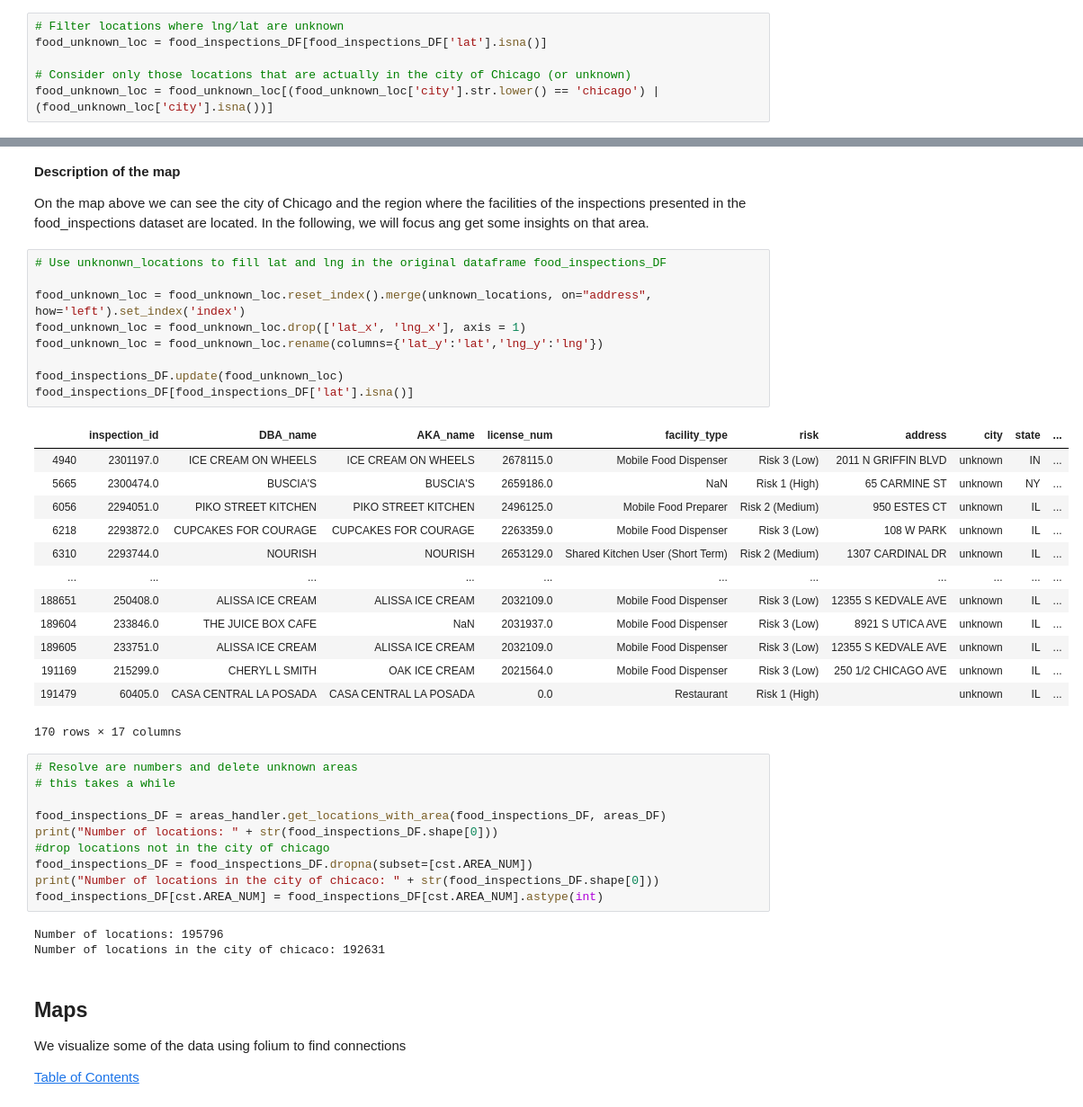
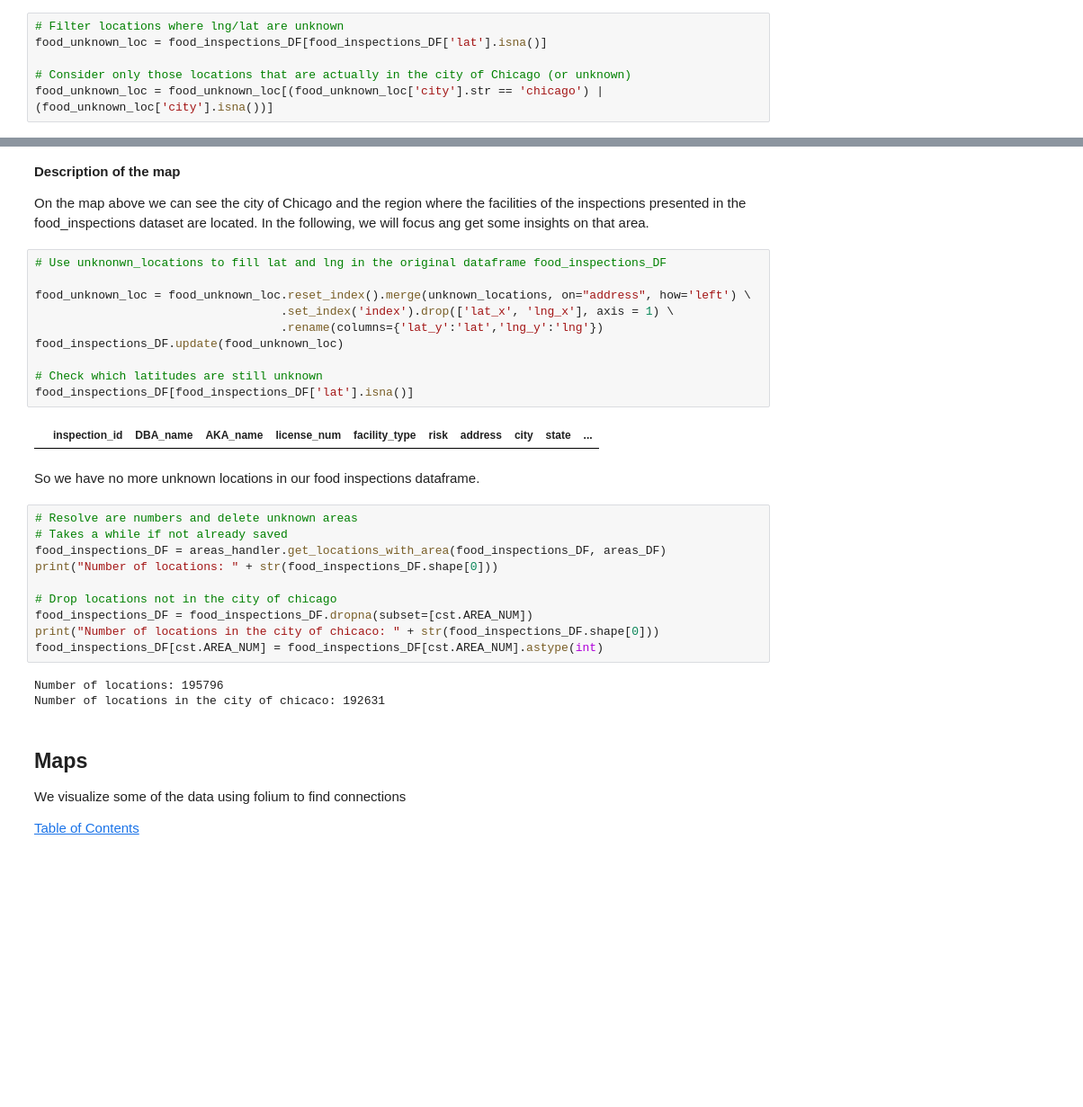
Before and after one commit to wiedeflo/ADAProject, a Jupyter notebook: src/project.ipynb, the cells around one changed output, grey strips where cells are left out. Shown at 90% size. Cells and saved outputs as stored; diff of their text form; blank space fills up the shorter version.

```diff
--- a/src/project.ipynb
+++ b/src/project.ipynb
@@ -126,7 +126,7 @@
 food_unknown_loc = food_inspections_DF[food_inspections_DF['lat'].isna()]
 
 # Consider only those locations that are actually in the city of Chicago (or unknown)
-food_unknown_loc = food_unknown_loc[(food_unknown_loc['city'].str.lower() == 'chicago') | (food_unknown_loc['city'].isna())]
+food_unknown_loc = food_unknown_loc[(food_unknown_loc['city'].str == 'chicago') | (food_unknown_loc['city'].isna())]
 # %%
 # Get unknown locations
 unknown_locations = areas_handler.get_unknown_locations(food_unknown_loc)
@@ -166,33 +166,24 @@ On the map above we can see the city of Chicago and the region where the facilit
 # %%
 # Use unknonwn_locations to fill lat and lng in the original dataframe food_inspections_DF
 
-food_unknown_loc = food_unknown_loc.reset_index().merge(unknown_locations, on="address", how='left').set_index('index')
-food_unknown_loc = food_unknown_loc.drop(['lat_x', 'lng_x'], axis = 1)
-food_unknown_loc = food_unknown_loc.rename(columns={'lat_y':'lat','lng_y':'lng'})
+food_unknown_loc = food_unknown_loc.reset_index().merge(unknown_locations, on="address", how='left') \
+                                   .set_index('index').drop(['lat_x', 'lng_x'], axis = 1) \
+                                   .rename(columns={'lat_y':'lat','lng_y':'lng'})
+food_inspections_DF.update(food_unknown_loc)
 
-food_inspections_DF.update(food_unknown_loc)
+# Check which latitudes are still unknown
 food_inspections_DF[food_inspections_DF['lat'].isna()]
 # %% [output]
 |  | inspection_id | DBA_name | AKA_name | license_num | facility_type | risk | address | city | state | ... |
-| 4940 | 2301197.0 | ICE CREAM ON WHEELS | ICE CREAM ON WHEELS | 2678115.0 | Mobile Food Dispenser | Risk 3 (Low) | 2011 N GRIFFIN BLVD | unknown | IN | ... |
-| 5665 | 2300474.0 | BUSCIA'S | BUSCIA'S | 2659186.0 | NaN | Risk 1 (High) | 65 CARMINE ST | unknown | NY | ... |
-| 6056 | 2294051.0 | PIKO STREET KITCHEN | PIKO STREET KITCHEN | 2496125.0 | Mobile Food Preparer | Risk 2 (Medium) | 950 ESTES CT | unknown | IL | ... |
-| 6218 | 2293872.0 | CUPCAKES FOR COURAGE | CUPCAKES FOR COURAGE | 2263359.0 | Mobile Food Dispenser | Risk 3 (Low) | 108 W PARK | unknown | IL | ... |
-| 6310 | 2293744.0 | NOURISH | NOURISH | 2653129.0 | Shared Kitchen User (Short Term) | Risk 2 (Medium) | 1307 CARDINAL DR | unknown | IL | ... |
-| ... | ... | ... | ... | ... | ... | ... | ... | ... | ... | ... |
-| 188651 | 250408.0 | ALISSA ICE CREAM | ALISSA ICE CREAM | 2032109.0 | Mobile Food Dispenser | Risk 3 (Low) | 12355 S KEDVALE AVE | unknown | IL | ... |
-| 189604 | 233846.0 | THE JUICE BOX CAFE | NaN | 2031937.0 | Mobile Food Dispenser | Risk 3 (Low) | 8921 S UTICA AVE | unknown | IL | ... |
-| 189605 | 233751.0 | ALISSA ICE CREAM | ALISSA ICE CREAM | 2032109.0 | Mobile Food Dispenser | Risk 3 (Low) | 12355 S KEDVALE AVE | unknown | IL | ... |
-| 191169 | 215299.0 | CHERYL L SMITH | OAK ICE CREAM | 2021564.0 | Mobile Food Dispenser | Risk 3 (Low) | 250 1/2 CHICAGO AVE | unknown | IL | ... |
-| 191479 | 60405.0 | CASA CENTRAL LA POSADA | CASA CENTRAL LA POSADA | 0.0 | Restaurant | Risk 1 (High) |  | unknown | IL | ... |
-170 rows × 17 columns
+# %% [markdown]
+So we have no more unknown locations in our food inspections dataframe.
 # %%
 # Resolve are numbers and delete unknown areas
-# this takes a while
-
+# Takes a while if not already saved
 food_inspections_DF = areas_handler.get_locations_with_area(food_inspections_DF, areas_DF)
 print("Number of locations: " + str(food_inspections_DF.shape[0]))
-#drop locations not in the city of chicago
+
+# Drop locations not in the city of chicago
 food_inspections_DF = food_inspections_DF.dropna(subset=[cst.AREA_NUM])
 print("Number of locations in the city of chicaco: " + str(food_inspections_DF.shape[0]))
 food_inspections_DF[cst.AREA_NUM] = food_inspections_DF[cst.AREA_NUM].astype(int)
```
